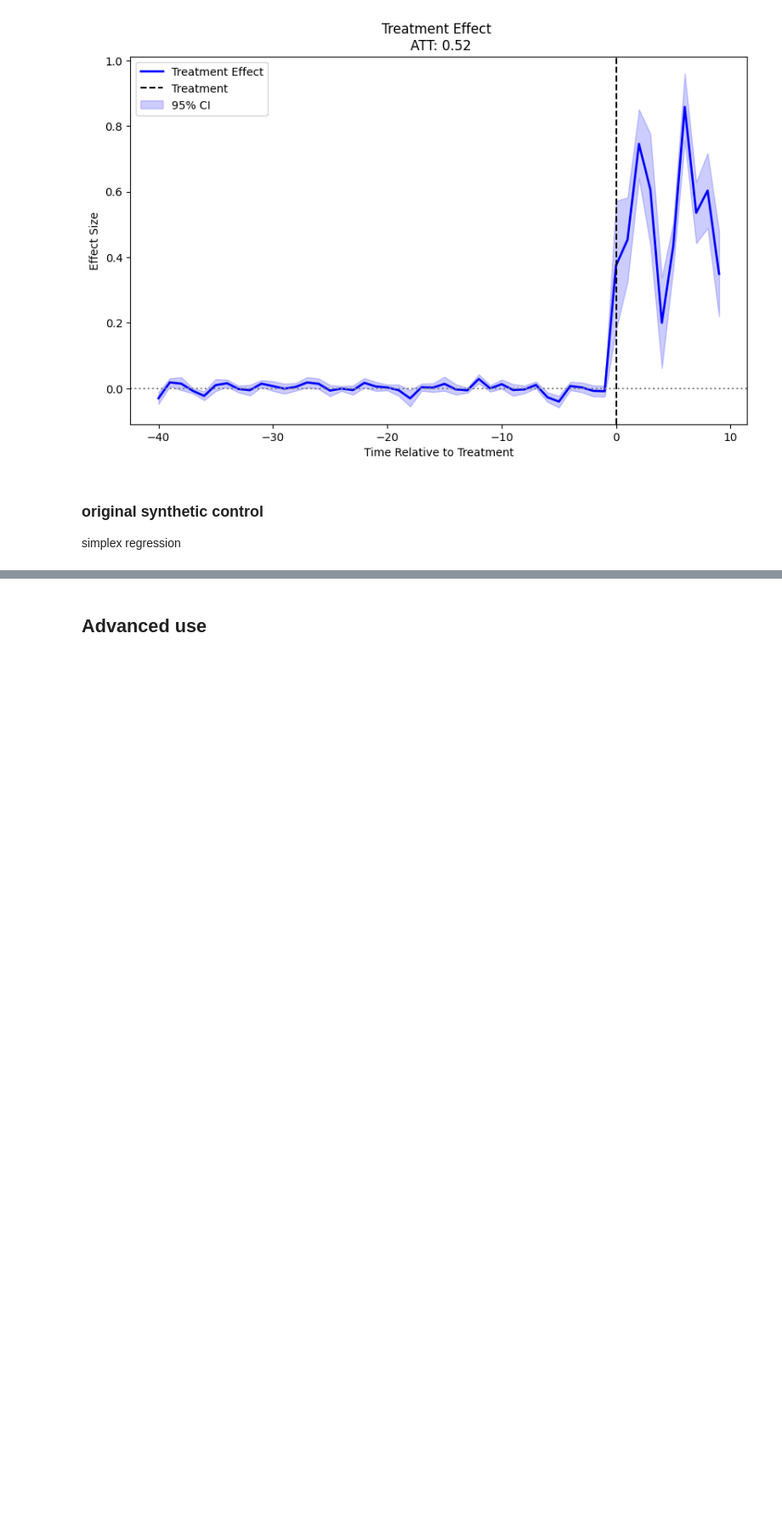
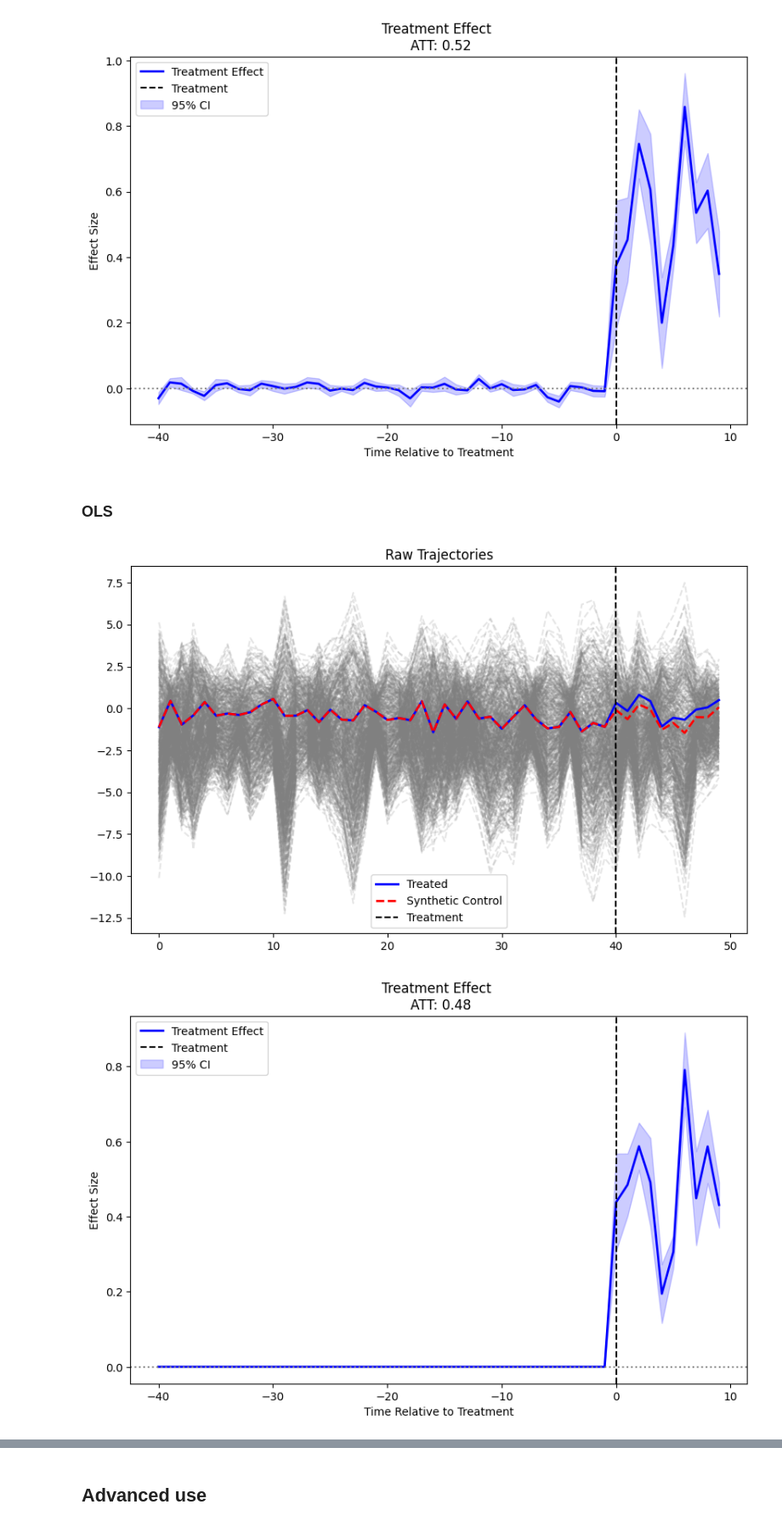
Before and after one commit to s3alfisc/synthlearners, a Jupyter notebook: notebooks/demo.ipynb, the cells around one changed output, grey strips where cells are left out. Shown at 85% size. Drawn from its saved outputs; the diff is of its cells as text; code cells hidden in the pictures; blank space fills up the shorter version.

```diff
--- a/notebooks/demo.ipynb
+++ b/notebooks/demo.ipynb
@@ -50,7 +50,16 @@ plt.show()
 # %% [output]
 [figure]
 [figure]
-# %% [markdown]
-### original synthetic control
-
-simplex regression
+# %% [markdown]
+### OLS
+# %%
+synth = Synth(method="linear", n_jobs=8)
+results = synth.fit(Y, treated_units, config.T_pre)
+# Plot raw data
+synth.plot(results, Y, treated_units, config.T_pre, mode="raw")
+plt.show()
+synth.plot(results, Y, treated_units, config.T_pre, mode="effect", show_ci=True)
+plt.show()
+# %% [output]
+[figure, added]
+[figure, added]
```
Also changed, not shown: parts of 5 cells of this notebook, 4 other files.
